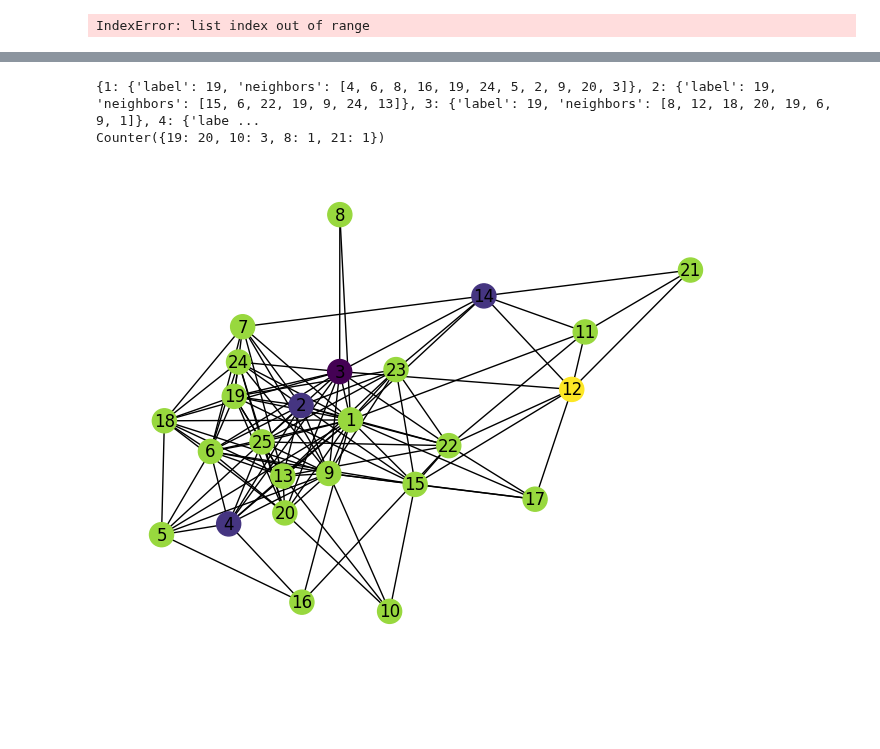
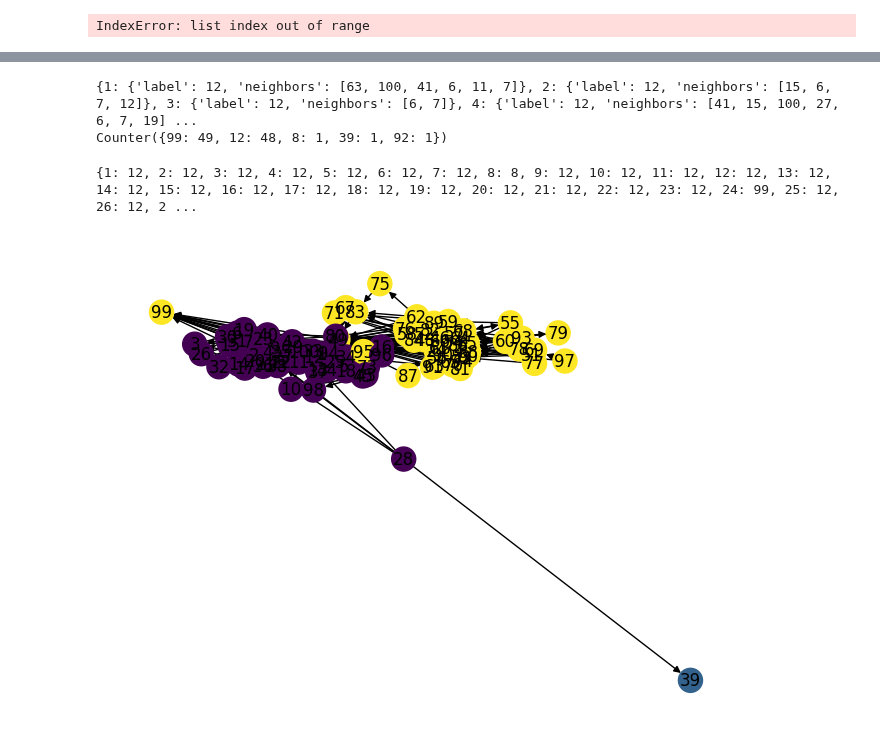
Before and after one commit to maiklarooij/MasterProject, a Jupyter notebook: analysis/analyse_log.ipynb, the cells around one changed output, grey strips where cells are left out. Cells and saved outputs as stored; diff of their text form; code cells hidden in the pictures; blank space fills up the shorter version.

```diff
--- a/analysis/analyse_log.ipynb
+++ b/analysis/analyse_log.ipynb
@@ -3,7 +3,7 @@ import json
 import matplotlib.pyplot as plt
 from collections import Counter
 # %%
-log_data = json.load(open('../results/log_6.json'))
+log_data = json.load(open('../results/log_11.json'))
 # %%
 print(f"This simulation used {log_data['total_tokens_input']} input tokens, from which {log_data['total_tokens_cached']} cached.")
 print(f"This simulation used {log_data['total_tokens_output']} output tokens.")
@@ -14,0 +101,7 @@ The predicted total costs are €0.29475914999999997
+# %%
+all_problems = []
+
+for user in log_data['users']:
+    all_problems.extend(user['persona']['importantProblems'])
+
+plt.pie(Counter(all_problems).values(), labels=Counter(all_problems).keys(), autopct='%1.1f%%')
@@ -184,17 +318,21 @@ while True:
 print(nodes)
 print(Counter([node['label'] for node in nodes.values()]))
 # %% [output]
-{1: {'label': 19, 'neighbors': [4, 6, 8, 16, 19, 24, 5, 2, 9, 20, 3]}, 2: {'label': 19, 'neighbors': [15, 6, 22, 19, 9, 24, 13]}, 3: {'label': 19, 'neighbors': [8, 12, 18, 20, 19, 6, 9, 1]}, 4: {'labe ...
-Counter({19: 20, 10: 3, 8: 1, 21: 1})
+{1: {'label': 12, 'neighbors': [63, 100, 41, 6, 11, 7]}, 2: {'label': 12, 'neighbors': [15, 6, 7, 12]}, 3: {'label': 12, 'neighbors': [6, 7]}, 4: {'label': 12, 'neighbors': [41, 15, 100, 27, 6, 7, 19] ...
+Counter({99: 49, 12: 48, 8: 1, 39: 1, 92: 1})
 # %%
 # Color graph based on labels
-G = nx.Graph()
+G = nx.DiGraph()
 
 G.add_edges_from(log_data['user_links'])
 
 labels = {node: node_data['label'] for node, node_data in nodes.items()}
-colors = [node_data['label'] for node_data in nodes.values()]
+colors = {node: node_data['label'] for node, node_data in nodes.items()}
 
-nx.draw(G, with_labels=True, node_color=colors)
+print(colors)
+
+nx.draw(G, with_labels=True, node_color=[colors[node] for node in G.nodes()])
+plt.show()
 # %% [output]
+{1: 12, 2: 12, 3: 12, 4: 12, 5: 12, 6: 12, 7: 12, 8: 8, 9: 12, 10: 12, 11: 12, 12: 12, 13: 12, 14: 12, 15: 12, 16: 12, 17: 12, 18: 12, 19: 12, 20: 12, 21: 12, 22: 12, 23: 12, 24: 99, 25: 12, 26: 12, 2 ...
-[figure, old version]
+[figure, new version]
```
Also changed, not shown: parts of 22 cells of this notebook, 18 other files.
